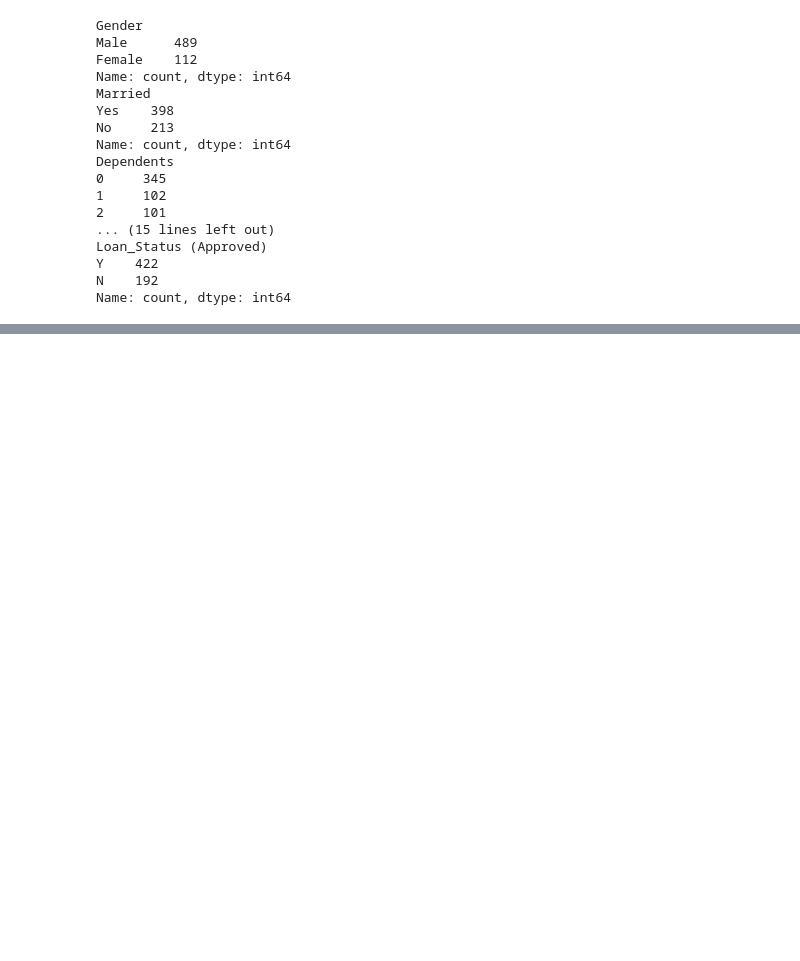
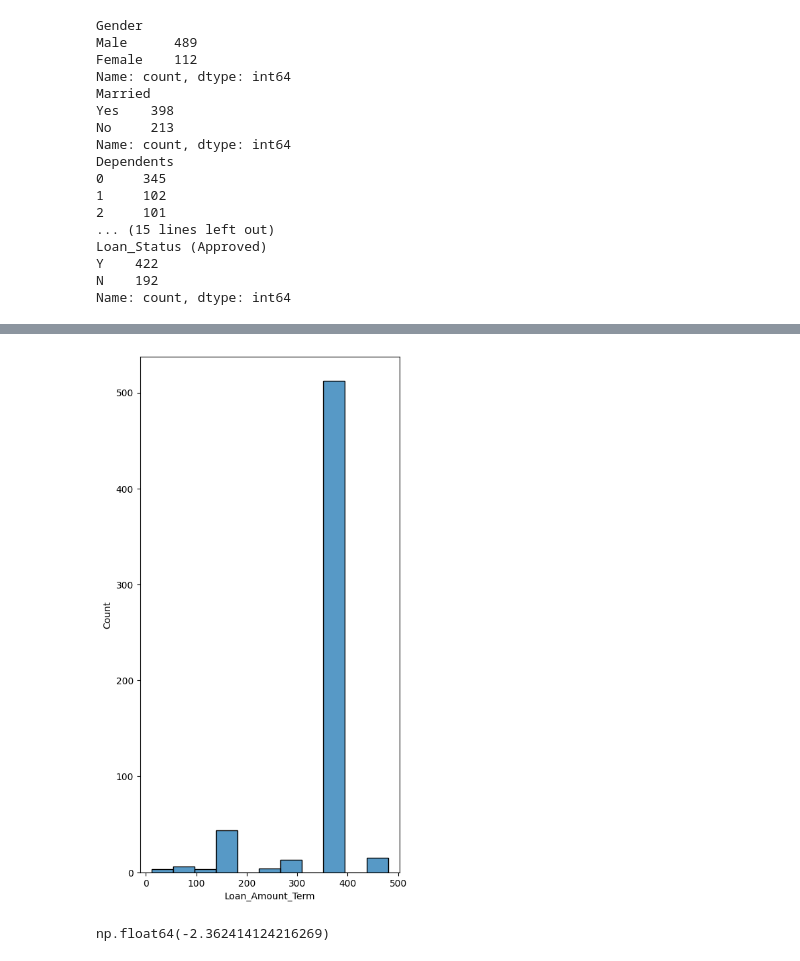
Before and after one commit to Kif30/loan-Approval-model, a Jupyter notebook: loan_approval.ipynb, the cells around one changed output, grey strips where cells are left out. Drawn from its saved outputs; the diff is of its cells as text; code cells hidden in the pictures; blank space fills up the shorter version.

```diff
--- a/loan_approval.ipynb
+++ b/loan_approval.ipynb
@@ -170,0 +194,10 @@ dtype: int64
+# %%
+plt.figure(figsize=(5,10))
+sns.histplot(df,x='Loan_Amount_Term')
+plt.show()
+# %% [output]
+[figure, added]
+# %%
+df['Loan_Amount_Term'].skew()
+# %% [output]
+np.float64(-2.362414124216269)
```
Also changed, not shown: parts of 11 cells of this notebook.
